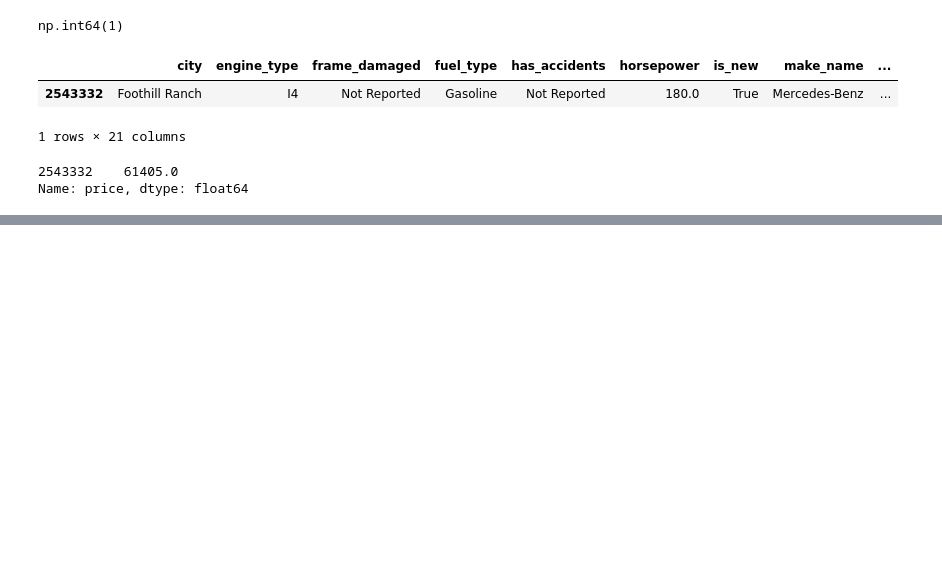
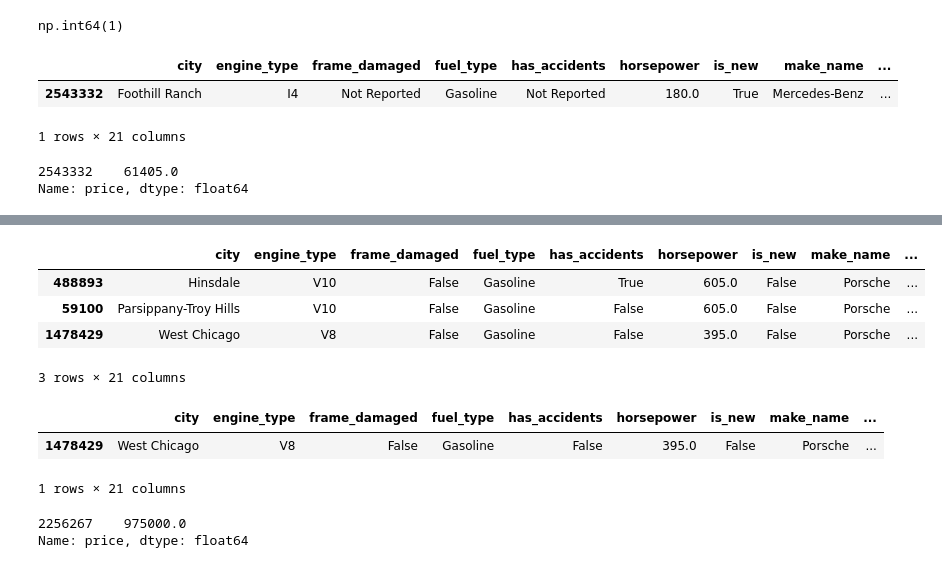
Before and after one commit to CaseyKiiza2026/vehicle-valuation-platform, a Jupyter notebook: notebooks/baseline_model.ipynb, the cells around one changed output, grey strips where cells are left out. Cells and saved outputs as stored; diff of their text form; code cells hidden in the pictures; blank space fills up the shorter version.

```diff
--- a/notebooks/baseline_model.ipynb
+++ b/notebooks/baseline_model.ipynb
@@ -346,0 +385,14 @@ Name: price, dtype: float64
+# %%
+X_val.loc[[488893, 59100,1478429]]
+# %% [output]
+|  | city | engine_type | frame_damaged | fuel_type | has_accidents | horsepower | is_new | make_name | ... |
+| 488893 | Hinsdale | V10 | False | Gasoline | True | 605.0 | False | Porsche | ... |
+| 59100 | Parsippany-Troy Hills | V10 | False | Gasoline | False | 605.0 | False | Porsche | ... |
+| 1478429 | West Chicago | V8 | False | Gasoline | False | 395.0 | False | Porsche | ... |
+3 rows × 21 columns
+# %%
+X_val.loc[[1478429]]
+# %% [output]
+|  | city | engine_type | frame_damaged | fuel_type | has_accidents | horsepower | is_new | make_name | ... |
+| 1478429 | West Chicago | V8 | False | Gasoline | False | 395.0 | False | Porsche | ... |
+1 rows × 21 columns
@@ -346,0 +411,5 @@ Name: price, dtype: float64
+# %%
+y_val.loc[Ford_GT_mask].sort_values(ascending=False)
+# %% [output]
+2256267    975000.0
+Name: price, dtype: float64
```
Also changed, not shown: parts of 20 cells of this notebook, 1 other file.
